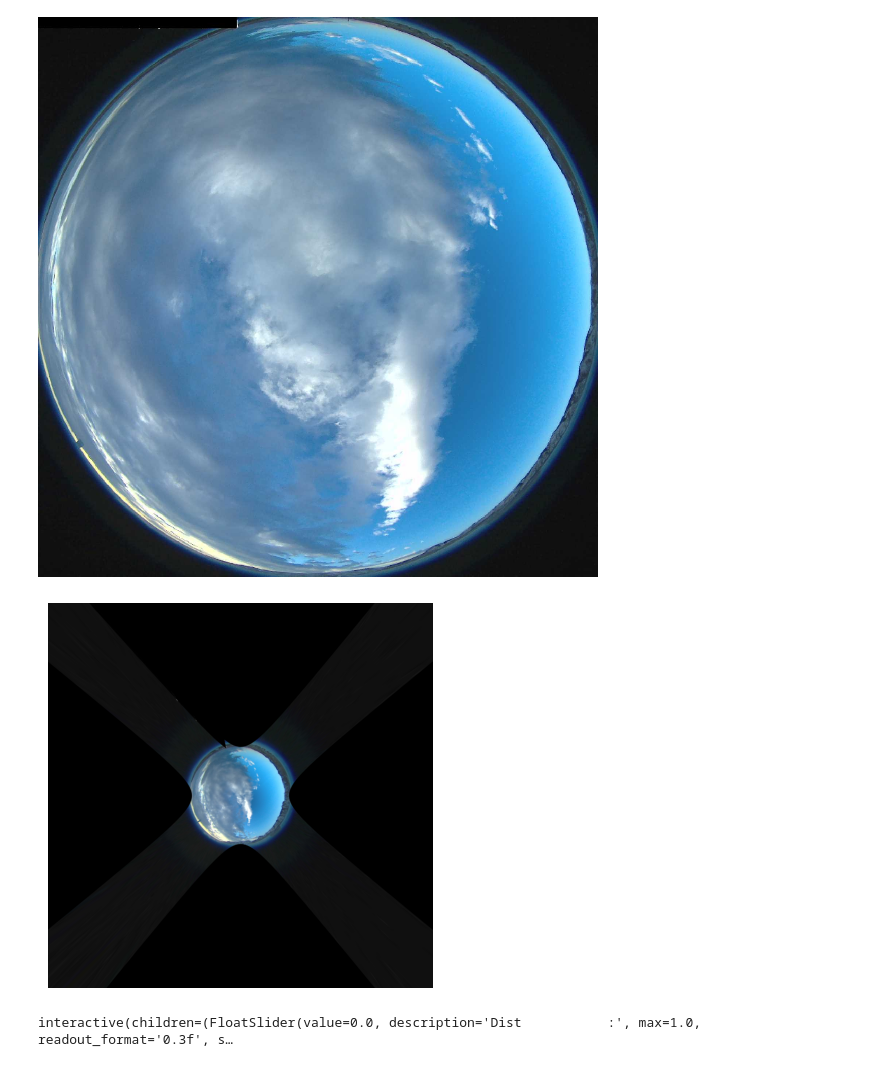
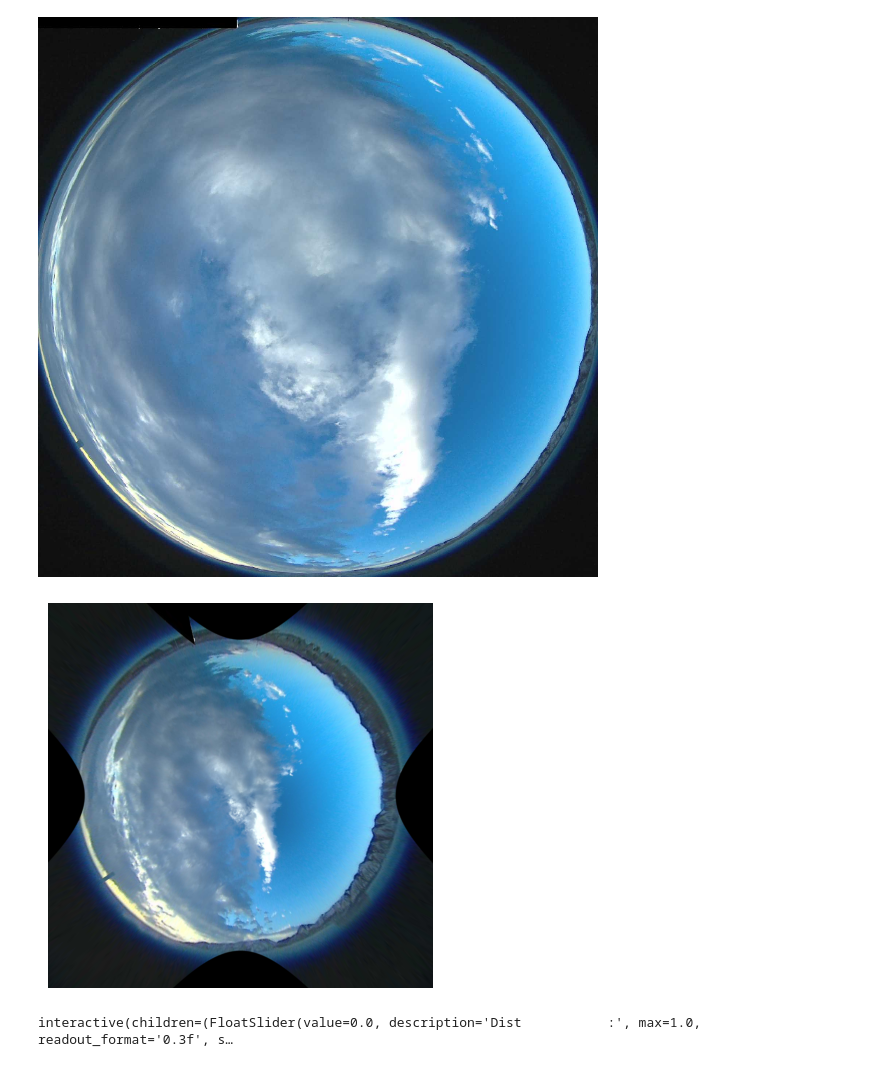
Before and after one commit to lordaarush/Cloud-Cover-Detection, a Jupyter notebook: clouds-movement-prediction.ipynb, the cells around one changed output. Drawn from its saved outputs; the diff is of its cells as text; code cells hidden in the pictures.

Commit message:
Kaggle Notebook | Clouds Movement Prediction | Version 3

```diff
--- a/clouds-movement-prediction.ipynb
+++ b/clouds-movement-prediction.ipynb
@@ -81,38 +81,26 @@ img
 # %% [output]
 [figure]
 # %%
-dist = 0.4; f = 400;
-dim = 2048
-DIM=(dim, dim)
-K=np.array([
-    [f, 0.0, 1536/2],
-    [0.0, f, 1536/2],
-    [0.0, 0.0, 1.0]])
-D=np.array([[dist],[dist],[dist],[dist]])
+def undistort(img_path, zoom_out_factor, balance, f, dist):
+    dim = 2048
+    DIM=(dim, dim)
+    img = cv2.imread(img_path)
+
+    K=np.array([
+        [f, 0.0, 1536/2],
+        [0.0, f, 1536/2],
+        [0.0, 0.0, 1.0]])
+    D=np.array([[dist],[dist],[dist],[dist]])
 
 
-def undistort(img_path = None,zoom_out_factor = 1, balance=0.0, dim2=None, dim3=None,*args, **kwargs):
-    img = cv2.imread(img_path)
-
     dim1 = img.shape[:2][::-1]  #dim1 is the dimension of input image to un-distort
-    assert dim1[0]/dim1[1] == DIM[0]/DIM[1], "Image to undistort needs to have same aspect ratio as the ones used in calibration"
-    if not dim2:
-        dim2 = dim1
-    if not dim3:
-        dim3 = dim1
-    scaled_K = K.copy()
-#     scaled_K[0][0] /= zoom_out_factor
-#     scaled_K[1][1] /= zoom_out_factor
-#     scaled_K[2][2] = 1.0  # Except that K[2][2] is always 1.0
-    # This is how scaled_K, dim2 and balance are used to determine the final K used to un-distort image. OpenCV document failed to make this clear!
-#     new_K = cv2.fisheye.estimateNewCameraMatrixForUndistortRectify(scaled_K, D, dim2, , balance=balance)
-    new_K = K.copy()
-    new_K[0][0] /= zoom_out_factor
-    new_K[1][1] /= zoom_out_factor
-    map1, map2 = cv2.fisheye.initUndistortRectifyMap(scaled_K, D, np.eye(3), new_K, dim3, cv2.CV_16SC2)
+    new_K = np.array([
+        [f / zoom_out_factor, 0.0, 1536/2],
+        [0.0, f /zoom_out_factor, 1536/2],
+        [0.0, 0.0, 1.0]])
+    map1, map2 = cv2.fisheye.initUndistortRectifyMap(K, D, np.eye(3), new_K, dim1, cv2.CV_16SC2)
     undistorted_img = cv2.remap(img, map1, map2, interpolation=cv2.INTER_AREA, borderMode=cv2.BORDER_CONSTANT)
     undistorted_img = cv2.cvtColor(undistorted_img, cv2.COLOR_BGR2RGB)
-    undistorted_img = cv2.resize(undistorted_img, (1000,1000))
     return undistorted_img
 # %%
 def undistort_func(img_path, zoom_out_factor, balance, f, dist):
@@ -140,9 +128,9 @@ def undistort_func(img_path, zoom_out_factor, balance, f, dist):
     plt.axis('off')
     plt.imshow(undistorted_img)
 # %%
-undistort_func(os.path.join(PWD,'kaggle/input/cloud-images-19510/0101/0101075000.jpg'),16,1,250,0.025)
+undistort_func(os.path.join(PWD,'kaggle/input/cloud-images-19510/0101/0101075000.jpg'),5,1,250,0.025)
 # %% [output]
-[figure, old version]
+[figure, new version]
 # %%
 
 import IPython
```
Also changed, not shown: parts of 20 cells of this notebook.
